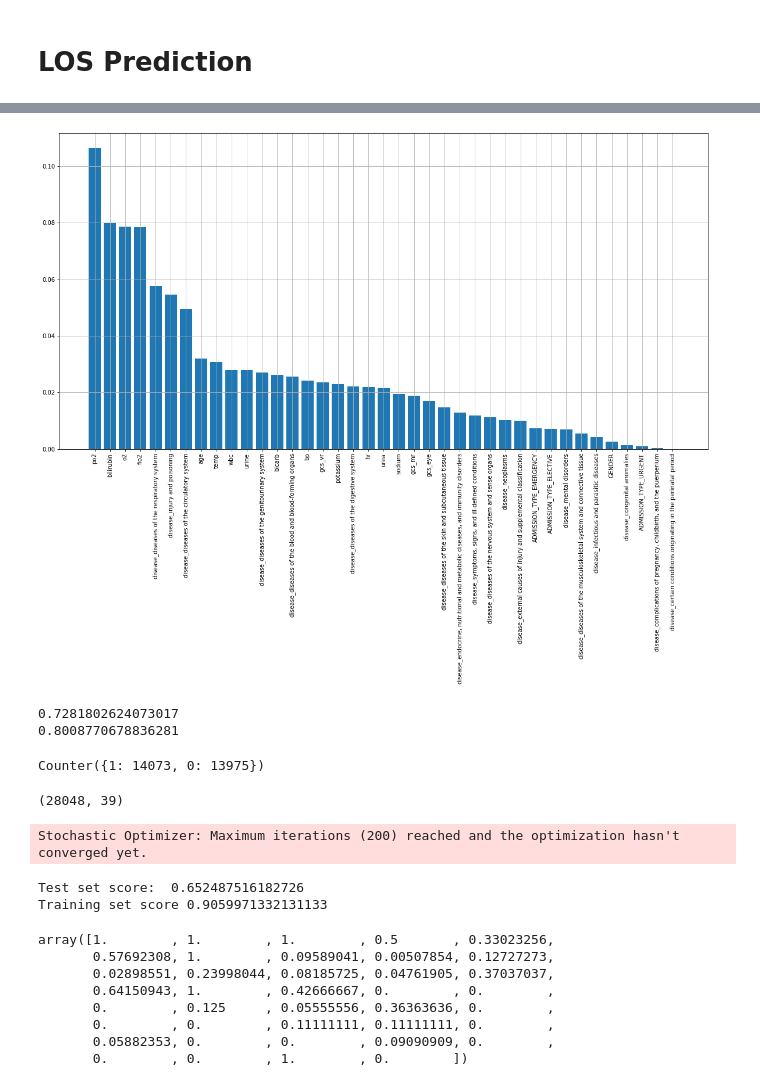
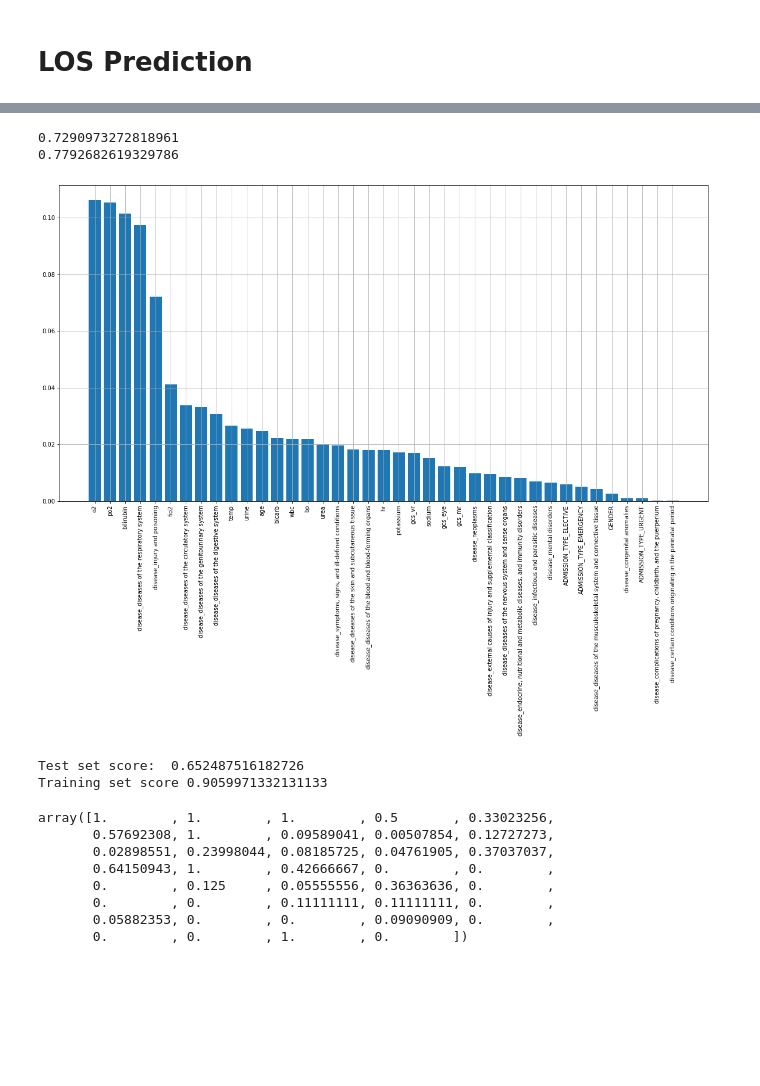
Before and after one commit to RachaelDing/733MIMIC_analysis, a Jupyter notebook: NN.ipynb, the cells around one changed output, grey strips where cells are left out. Drawn from its saved outputs; the diff is of its cells as text; code cells hidden in the pictures; blank space fills up the shorter version.

```diff
--- a/NN.ipynb
+++ b/NN.ipynb
@@ -22,7 +22,7 @@ NumExpr defaulting to 4 threads.
 Using TensorFlow backend.
 # %%
 
-table = pd.read_csv('17features.csv')
+table = pd.read_csv('16features.csv')
 
 admission = pd.read_csv("mimic/ADMISSIONS.csv")
 patient = pd.read_csv('mimic/PATIENTS.csv')
@@ -134,11 +101,11 @@ X
 sc = preprocessing.StandardScaler()
 mm = preprocessing.MinMaxScaler()
 # X = sc.fit_transform(X)
-X = mm.fit_transform(X)
-
+X1 = mm.fit_transform(X1)
+X2 = mm.fit_transform(X2)
 # kb = preprocessing.KBinsDiscretizer(n_bins=3, encode='ordinal', strategy='quantile')
 # y1 = kb.fit_transform(y1.to_numpy().reshape(-1, 1))
 # y1 = y1.flatten()
 
-X
+X2
 # %% [output]
@@ -180,0 +141,5 @@ importance = rfc.feature_importances_
+# %%
+
+
+X_train1, X_test1, y_train1, y_test1 = train_test_split(X1, y1, test_size=0.2, random_state=27)
+X_train2, X_test2, y_train2, y_test2 = train_test_split(X2, y2, test_size=0.2, random_state=27)
@@ -181,22 +167,24 @@ importance = rfc.feature_importances_
 # %%
+# Baseline 1: Random Forest
+rfc = RandomForestClassifier(max_depth=10, random_state=0)
+rfc.fit(X_train2, y_train2)
+importance = rfc.feature_importances_
 fig, ax = plt.subplots(figsize=(20, 10))
 a, b = zip(*sorted(zip(importance,feature_names), reverse=True))
 
-ax.bar(b[:50], a[:50])
+ax.bar(b, a)
 
-ax.set_xticklabels(labels = b[:50], rotation=90)
+ax.set_xticklabels(labels = b, rotation=90)
 ax.grid()
+rf_score1 = rfc.score(X_test2, y_test2)
+rf_score2 = rfc.score(X_train2, y_train2)
+print(rf_score1)
+print(rf_score2)
 # fig.savefig('plots/los-fi.png')
 # %% [output]
+0.7290973272818961
+0.7792682619329786
-[figure, old version]
+[figure, new version]
-# %%
-rf_score1 = rfc.score(X_test, y_test)
-rf_score2 = rfc.score(X_train, y_train)
-print(rf_score1)
-print(rf_score2)
-# %% [output]
-0.7281802624073017
-0.8008770678836281
 # %%
 # Remove features with low importance
 
@@ -219,25 +207,16 @@ print(rf_score2)
 # X_train1 = drop_unimportant(X_train1, a, b, feature_names, 1)
 # X_test1 = drop_unimportant(X_test1, a, b, feature_names)
 # feature_names = f_names
-# %%
-print(Counter(y_train))
-X_train.shape
-# %% [output]
-Counter({1: 14073, 0: 13975})
-(28048, 39)
 # %%
-# Baseline 2: sklearn Neural Network
-mlp = MLPClassifier().fit(X_train, y_train)
+# # Baseline 2: sklearn Neural Network
+# mlp = MLPClassifier().fit(X_train, y_train)
+# nn_score = mlp.score(X_test, y_test)
+# nn_score2 = mlp.score(X_train, y_train)
+# print('Test set score: ', nn_score)
+# print('Training set score', nn_score2)
 # %% [output]
-Stochastic Optimizer: Maximum iterations (200) reached and the optimization hasn't converged yet.
+Test set score:  0.652487516182726
+Training set score 0.9059971332131133
-# %%
-nn_score = mlp.score(X_test, y_test)
-nn_score2 = mlp.score(X_train, y_train)
-print('Test set score: ', nn_score)
-print('Training set score', nn_score2)
-# %% [output]
-Test set score:  0.652487516182726
-Training set score 0.9059971332131133
 # %%
 # y_train1 = to_categorical(y_train1)
 # y_test1 = to_categorical(y_test1)
```
Also changed, not shown: parts of 20 cells of this notebook, 1 other file.
